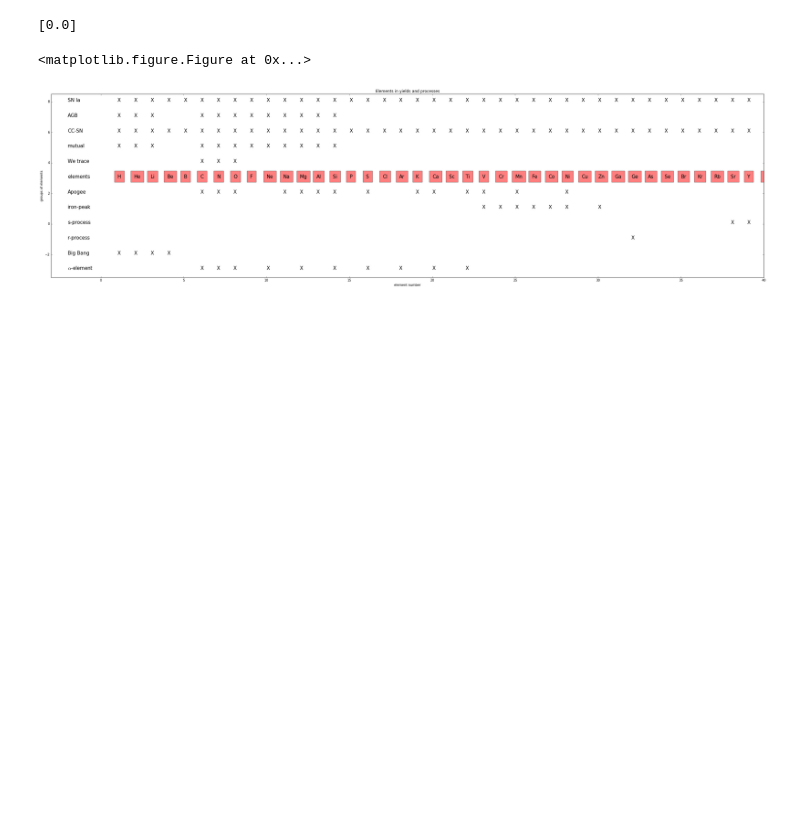
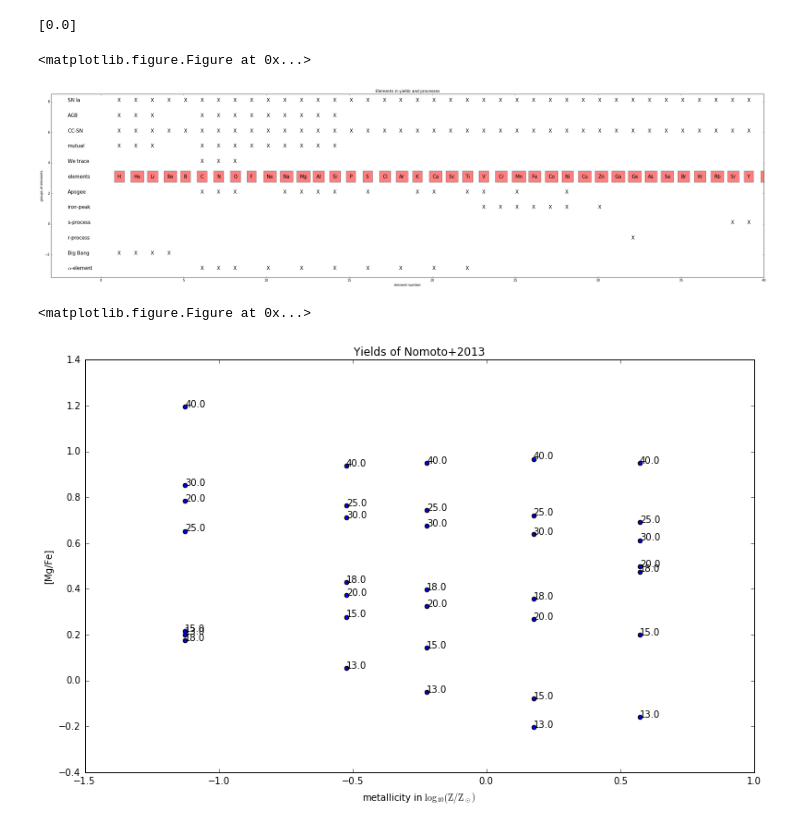
Before and after one commit to jan-rybizki/Chempy, a Jupyter notebook: Tutorial-nucleosynthetic yields.ipynb, the cells around one changed output. Cells and saved outputs as stored; diff of their text form; code cells hidden in the pictures; blank space fills up the shorter version.

Commit message:
finished yield tutorial

```diff
--- a/Tutorial-nucleosynthetic yields.ipynb
+++ b/Tutorial-nucleosynthetic yields.ipynb
@@ -159,0 +161,9 @@ elements_plot('alternative', basic_agb.elements,basic_sn2.elements,basic_1a.elem
+# %%
+from data_to_test import yield_plot
+basic_sn2 = SN2_feedback()
+getattr(basic_sn2, "Nomoto2013")()
+yield_plot('Nomoto+2013', basic_sn2, basic_solar, 'Mg')
+# Interestingly CC-SN ejecta can be Solar in their alpha-enhancement for low-mass progenitors (=13Msun)
+# %% [output]
+<matplotlib.figure.Figure at 0x...>
+[figure, added]
```
Also changed, not shown: parts of 10 cells of this notebook, 1 other file.
